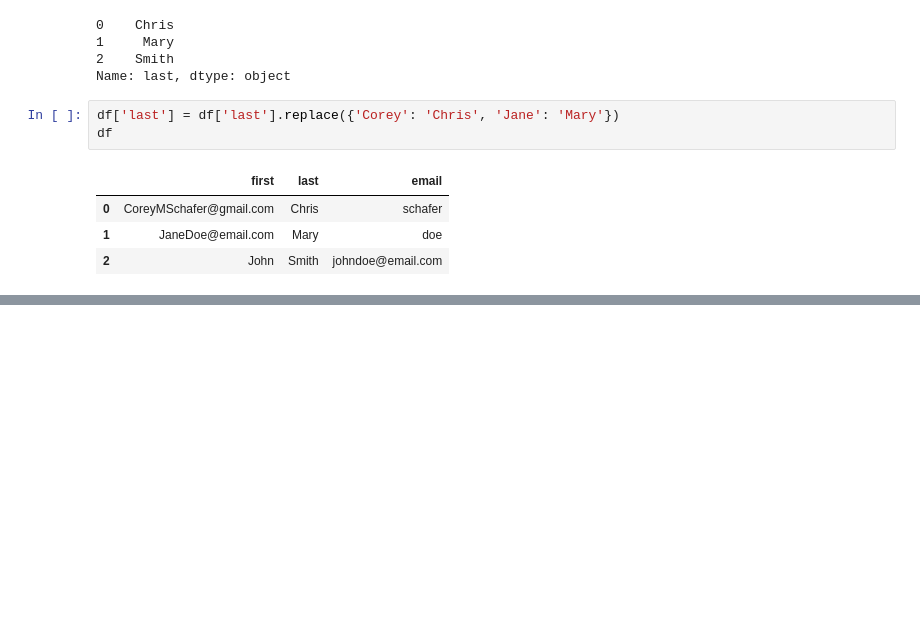
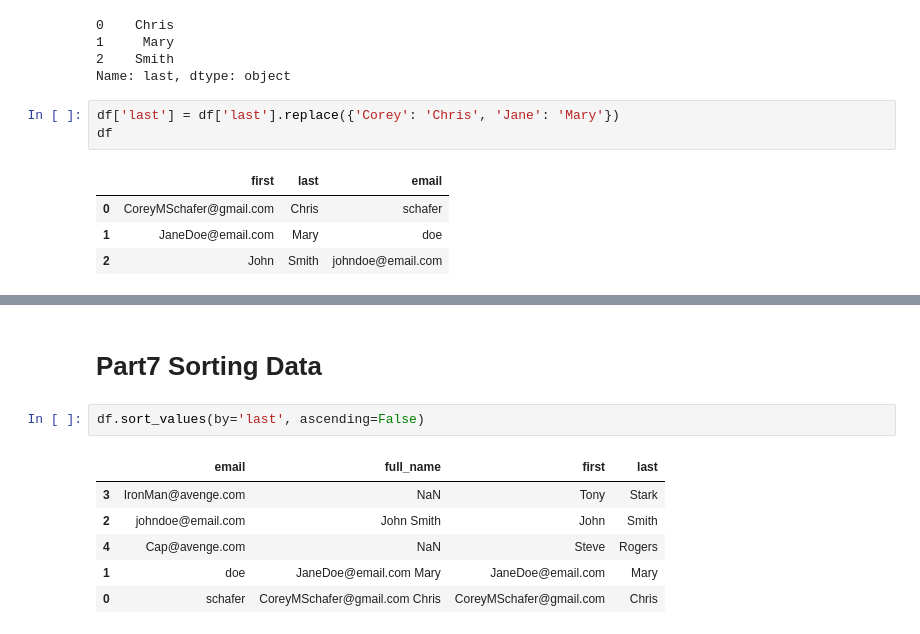
Before and after one commit to cesarVillasenor/tutorial-pandas, a Jupyter notebook: snippets.ipynb, the cells around one changed output, grey strips where cells are left out. Drawn from its saved outputs; the diff is of its cells as text; blank space fills up the shorter version.

Commit message:
part 6, 7 and 8 Pandas Tutorial

```diff
--- a/snippets.ipynb
+++ b/snippets.ipynb
@@ -337,0 +417,11 @@ df
+# %% [markdown]
+# Part7 Sorting Data
+# %%
+df.sort_values(by='last', ascending=False)
+# %% [output]
+|  | email | full_name | first | last |
+| 3 | IronMan@avenge.com | NaN | Tony | Stark |
+| 2 | johndoe@email.com | John Smith | John | Smith |
+| 4 | Cap@avenge.com | NaN | Steve | Rogers |
+| 1 | doe | JaneDoe@email.com Mary | JaneDoe@email.com | Mary |
+| 0 | schafer | CoreyMSchafer@gmail.com Chris | CoreyMSchafer@gmail.com | Chris |
```
Also changed, not shown: parts of 17 cells of this notebook, 1 other file.
